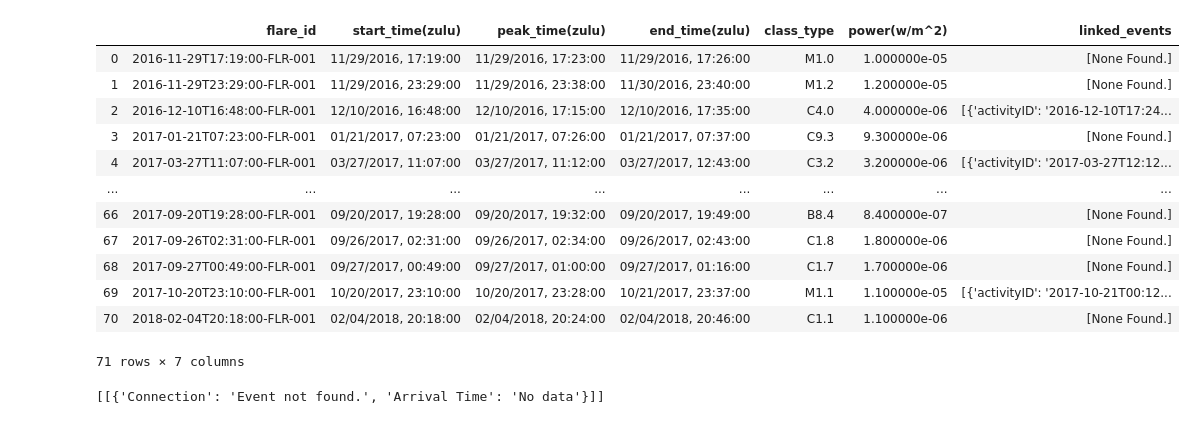
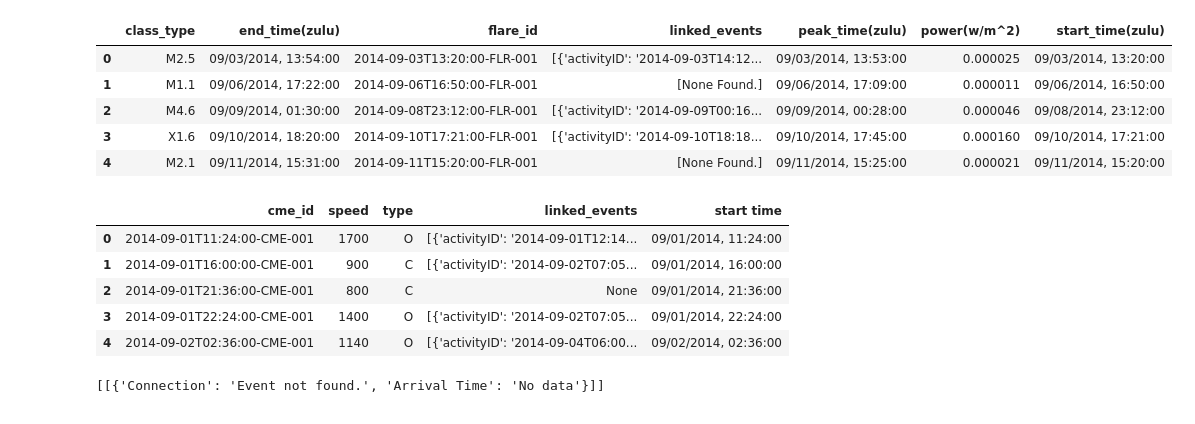
Before and after one commit to rockhound03/Project1, a Jupyter notebook: modules/FlareAPIQueryExample.ipynb, the cells around one changed output. Drawn from its saved outputs; the diff is of its cells as text; code cells hidden in the pictures.

Commit message:
Added code to full CME dataframe and create dataframe based on linked events in Flare and CME dataframes

```diff
--- a/modules/FlareAPIQueryExample.ipynb
+++ b/modules/FlareAPIQueryExample.ipynb
@@ -12,21 +13,25 @@ end_date = "2018-02-04"
 # %%
 dont_use_nasa_time_format = False
 flare_alldf = flr_tools.flare_query_all(start_date, end_date, dont_use_nasa_time_format)
-flare_alldf
+flare_alldf.head()
 # %% [output]
-|  | flare_id | start_time(zulu) | peak_time(zulu) | end_time(zulu) | class_type | power(w/m^2) | linked_events |
-| 0 | 2016-11-29T17:19:00-FLR-001 | 11/29/2016, 17:19:00 | 11/29/2016, 17:23:00 | 11/29/2016, 17:26:00 | M1.0 | 1.000000e-05 | [None Found.] |
-| 1 | 2016-11-29T23:29:00-FLR-001 | 11/29/2016, 23:29:00 | 11/29/2016, 23:38:00 | 11/30/2016, 23:40:00 | M1.2 | 1.200000e-05 | [None Found.] |
-| 2 | 2016-12-10T16:48:00-FLR-001 | 12/10/2016, 16:48:00 | 12/10/2016, 17:15:00 | 12/10/2016, 17:35:00 | C4.0 | 4.000000e-06 | [{'activityID': '2016-12-10T17:24... |
-| 3 | 2017-01-21T07:23:00-FLR-001 | 01/21/2017, 07:23:00 | 01/21/2017, 07:26:00 | 01/21/2017, 07:37:00 | C9.3 | 9.300000e-06 | [None Found.] |
-| 4 | 2017-03-27T11:07:00-FLR-001 | 03/27/2017, 11:07:00 | 03/27/2017, 11:12:00 | 03/27/2017, 12:43:00 | C3.2 | 3.200000e-06 | [{'activityID': '2017-03-27T12:12... |
-| ... | ... | ... | ... | ... | ... | ... | ... |
-| 66 | 2017-09-20T19:28:00-FLR-001 | 09/20/2017, 19:28:00 | 09/20/2017, 19:32:00 | 09/20/2017, 19:49:00 | B8.4 | 8.400000e-07 | [None Found.] |
-| 67 | 2017-09-26T02:31:00-FLR-001 | 09/26/2017, 02:31:00 | 09/26/2017, 02:34:00 | 09/26/2017, 02:43:00 | C1.8 | 1.800000e-06 | [None Found.] |
-| 68 | 2017-09-27T00:49:00-FLR-001 | 09/27/2017, 00:49:00 | 09/27/2017, 01:00:00 | 09/27/2017, 01:16:00 | C1.7 | 1.700000e-06 | [None Found.] |
-| 69 | 2017-10-20T23:10:00-FLR-001 | 10/20/2017, 23:10:00 | 10/20/2017, 23:28:00 | 10/21/2017, 23:37:00 | M1.1 | 1.100000e-05 | [{'activityID': '2017-10-21T00:12... |
-| 70 | 2018-02-04T20:18:00-FLR-001 | 02/04/2018, 20:18:00 | 02/04/2018, 20:24:00 | 02/04/2018, 20:46:00 | C1.1 | 1.100000e-06 | [None Found.] |
+|  | class_type | end_time(zulu) | flare_id | linked_events | peak_time(zulu) | power(w/m^2) | start_time(zulu) |
+| 0 | M2.5 | 09/03/2014, 13:54:00 | 2014-09-03T13:20:00-FLR-001 | [{'activityID': '2014-09-03T14:12... | 09/03/2014, 13:53:00 | 0.000025 | 09/03/2014, 13:20:00 |
+| 1 | M1.1 | 09/06/2014, 17:22:00 | 2014-09-06T16:50:00-FLR-001 | [None Found.] | 09/06/2014, 17:09:00 | 0.000011 | 09/06/2014, 16:50:00 |
+| 2 | M4.6 | 09/09/2014, 01:30:00 | 2014-09-08T23:12:00-FLR-001 | [{'activityID': '2014-09-09T00:16... | 09/09/2014, 00:28:00 | 0.000046 | 09/08/2014, 23:12:00 |
+| 3 | X1.6 | 09/10/2014, 18:20:00 | 2014-09-10T17:21:00-FLR-001 | [{'activityID': '2014-09-10T18:18... | 09/10/2014, 17:45:00 | 0.000160 | 09/10/2014, 17:21:00 |
+| 4 | M2.1 | 09/11/2014, 15:31:00 | 2014-09-11T15:20:00-FLR-001 | [None Found.] | 09/11/2014, 15:25:00 | 0.000021 | 09/11/2014, 15:20:00 |
-71 rows × 7 columns
+# %%
+dont_use_nasa_time_format = False
+cme_alldf = cme_tools.cme_query_all(start_date, end_date, dont_use_nasa_time_format)
+cme_alldf.head()
+# %% [output]
+|  | cme_id | speed | type | linked_events | start time |
+| 0 | 2014-09-01T11:24:00-CME-001 | 1700 | O | [{'activityID': '2014-09-01T12:14... | 09/01/2014, 11:24:00 |
+| 1 | 2014-09-01T16:00:00-CME-001 | 900 | C | [{'activityID': '2014-09-02T07:05... | 09/01/2014, 16:00:00 |
+| 2 | 2014-09-01T21:36:00-CME-001 | 800 | C | None | 09/01/2014, 21:36:00 |
+| 3 | 2014-09-01T22:24:00-CME-001 | 1400 | O | [{'activityID': '2014-09-02T07:05... | 09/01/2014, 22:24:00 |
+| 4 | 2014-09-02T02:36:00-CME-001 | 1140 | O | [{'activityID': '2014-09-04T06:00... | 09/02/2014, 02:36:00 |
 # %%
 cme_id = []
 for event in flare_alldf['linked_events'][4]:
```
Also changed, not shown: parts of 2 cells of this notebook.
